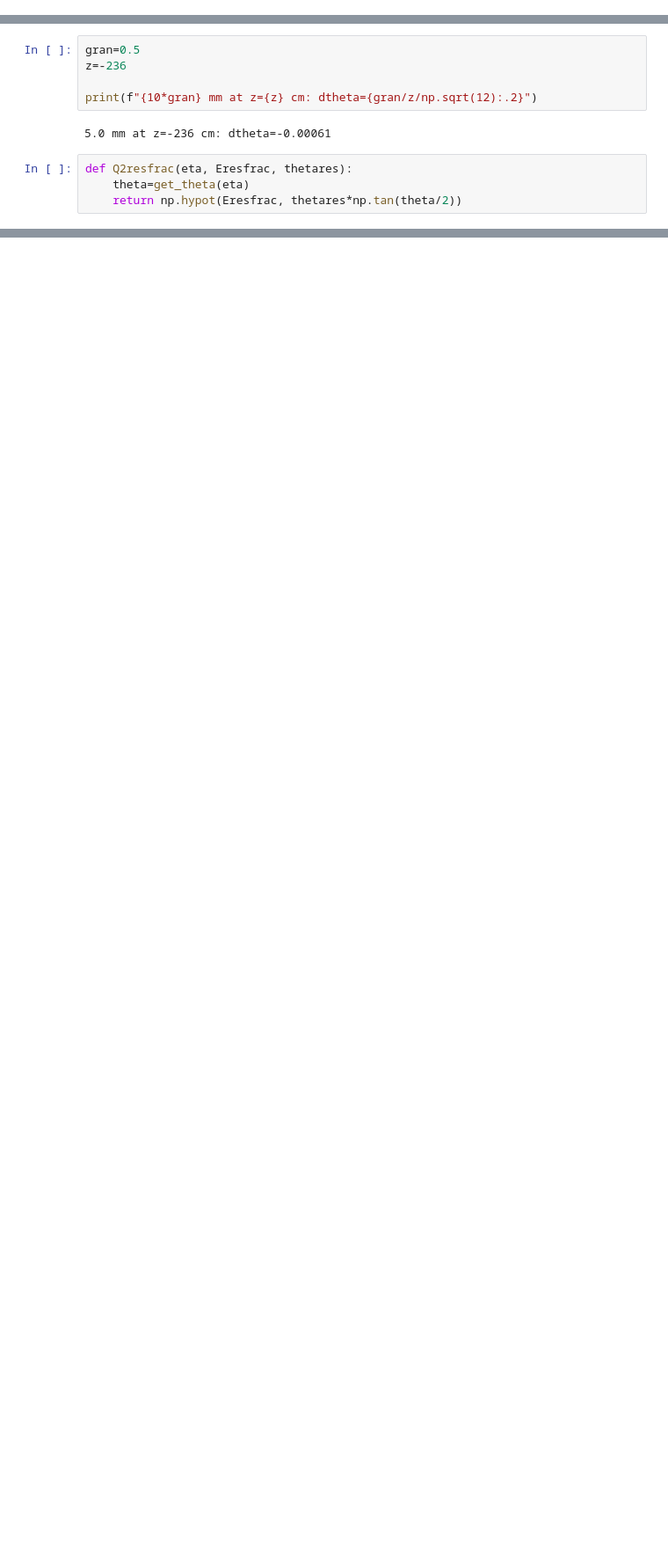
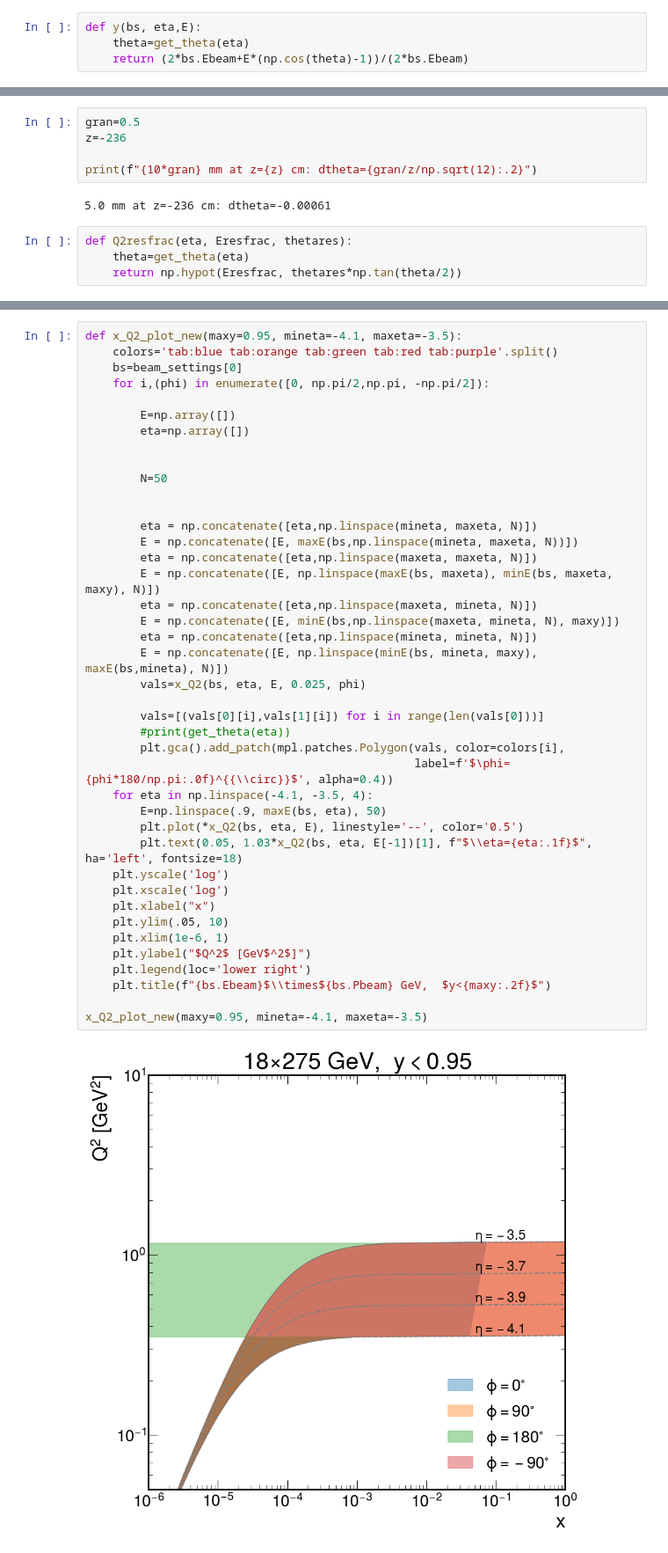
Before and after one commit to sebouh137/backwards_insert, a Jupyter notebook: BackwardsKinematics.ipynb, the cells around one changed output, grey strips where cells are left out. Shown at 88% size. Cells and saved outputs as stored; diff of their text form; blank space fills up the shorter version.

```diff
--- a/BackwardsKinematics.ipynb
+++ b/BackwardsKinematics.ipynb
@@ -53,0 +170,4 @@ NameError: name 'bs' is not defined
+# %%
+def y(bs, eta,E):
+    theta=get_theta(eta)
+    return (2*bs.Ebeam+E*(np.cos(theta)-1))/(2*bs.Ebeam)
@@ -138,0 +497,43 @@ plt.show()
+# %%
+def x_Q2_plot_new(maxy=0.95, mineta=-4.1, maxeta=-3.5):
+    colors='tab:blue tab:orange tab:green tab:red tab:purple'.split()
+    bs=beam_settings[0]
+    for i,(phi) in enumerate([0, np.pi/2,np.pi, -np.pi/2]):
+
+        E=np.array([])
+        eta=np.array([])
+
+
+        N=50
+
+
+        eta = np.concatenate([eta,np.linspace(mineta, maxeta, N)])
+        E = np.concatenate([E, maxE(bs,np.linspace(mineta, maxeta, N))])
+        eta = np.concatenate([eta,np.linspace(maxeta, maxeta, N)])
+        E = np.concatenate([E, np.linspace(maxE(bs, maxeta), minE(bs, maxeta, maxy), N)])
+        eta = np.concatenate([eta,np.linspace(maxeta, mineta, N)])
+        E = np.concatenate([E, minE(bs,np.linspace(maxeta, mineta, N), maxy)])
+        eta = np.concatenate([eta,np.linspace(mineta, mineta, N)])
+        E = np.concatenate([E, np.linspace(minE(bs, mineta, maxy), maxE(bs,mineta), N)])
+        vals=x_Q2(bs, eta, E, 0.025, phi)
+
+        vals=[(vals[0][i],vals[1][i]) for i in range(len(vals[0]))]
+        #print(get_theta(eta))
+        plt.gca().add_patch(mpl.patches.Polygon(vals, color=colors[i],
+                                                label=f'$\phi={phi*180/np.pi:.0f}^{{\\circ}}$', alpha=0.4))
+    for eta in np.linspace(-4.1, -3.5, 4):
+        E=np.linspace(.9, maxE(bs, eta), 50)
+        plt.plot(*x_Q2(bs, eta, E), linestyle='--', color='0.5')
+        plt.text(0.05, 1.03*x_Q2(bs, eta, E[-1])[1], f"$\\eta={eta:.1f}$", ha='left', fontsize=18)
+    plt.yscale('log')
+    plt.xscale('log')
+    plt.xlabel("x")
+    plt.ylim(.05, 10)
+    plt.xlim(1e-6, 1)
+    plt.ylabel("$Q^2$ [GeV$^2$]")
+    plt.legend(loc='lower right')
+    plt.title(f"{bs.Ebeam}$\\times${bs.Pbeam} GeV,  $y<{maxy:.2f}$")
+
+x_Q2_plot_new(maxy=0.95, mineta=-4.1, maxeta=-3.5)
+# %% [output]
+[figure, added]
```
Also changed, not shown: parts of 24 cells of this notebook, 3 other files.
